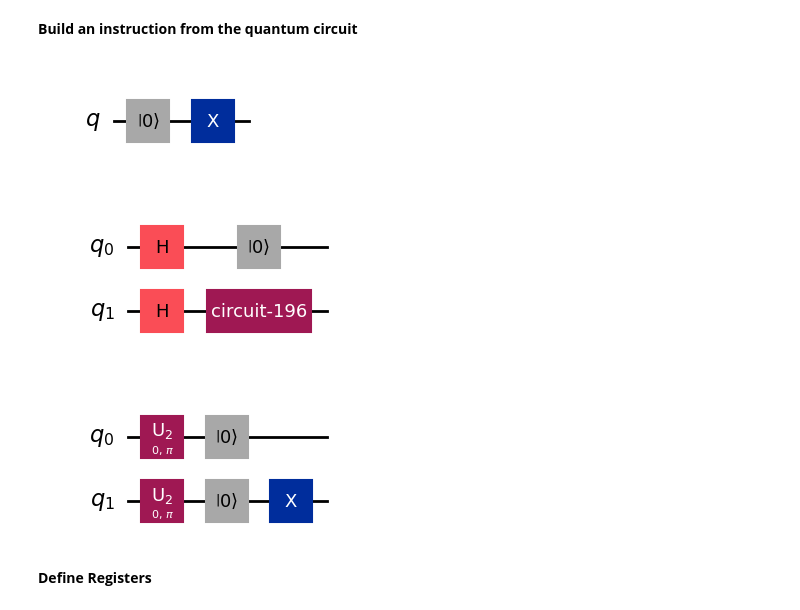
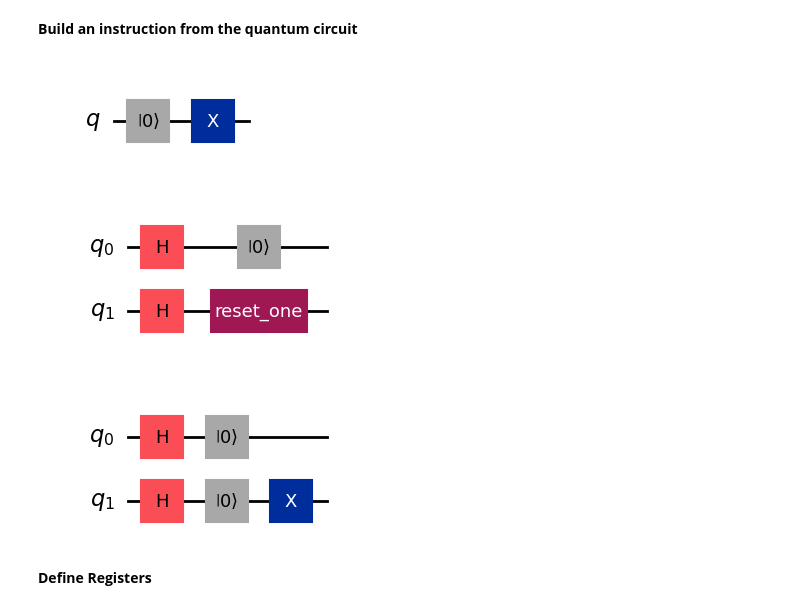
Before and after one commit to AKookani/Qiskit_course, a Jupyter notebook: Qiskit0.ipynb, the cells around one changed output. Drawn from its saved outputs; the diff is of its cells as text; code cells hidden in the pictures.

```diff
--- a/Qiskit0.ipynb
+++ b/Qiskit0.ipynb
@@ -541,38 +544,38 @@ qc.decompose().draw("mpl")
 reset_one_qc = QuantumCircuit(1)
 
 # Reset the qubit (set it to |0> state)
 reset_one_qc.reset(0)
 
 # Apply X (NOT) gate to the qubit (flip it to |1> state)
 reset_one_qc.x(0)
 
 # Display the drawn circuit
 display(reset_one_qc.draw("mpl"))
 
 # Convert the above circuit into an instruction
-reset_one_inst = reset_one_qc.to_instruction()
+reset_one_inst = reset_one_qc.to_instruction(label="reset_one")
 
 # Create a new quantum circuit with 2 qubits
 qc = QuantumCircuit(2)
 
 # Apply Hadamard gates to both qubits (put them into superposition)
 qc.h([0, 1])
 
 # Reset the first qubit (set it to |0> state)
 qc.reset(0)
 
 # Append the reset and X gate instruction to the second qubit
 qc.append(reset_one_inst, [1])
 
 # Display the drawn circuit with the reset and X gate instruction appended
 display(qc.draw("mpl"))
 
-# Decompose the appended instruction back into its basic gates and draw the circuit
-qc.decompose().draw("mpl")
+# Decompose ONLY the reset_one instruction, leaving everything else intact
+qc.decompose(gates_to_decompose="reset_one").draw("mpl")
 # %% [output]
 [figure]
-[figure, old version]
+[figure, new version]
-[figure, old version]
+[figure, new version]
 # %% [markdown]
 **Define Registers**
 # %%
```
Also changed, not shown: parts of 9 cells of this notebook.
